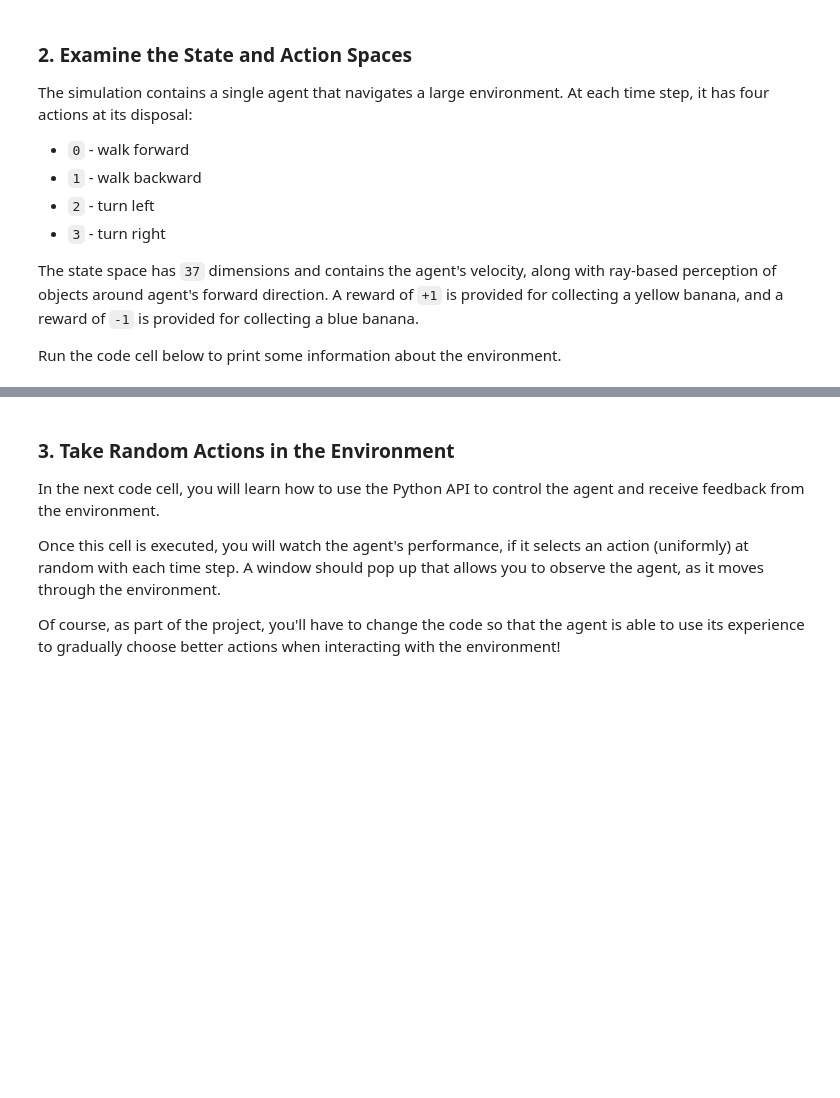
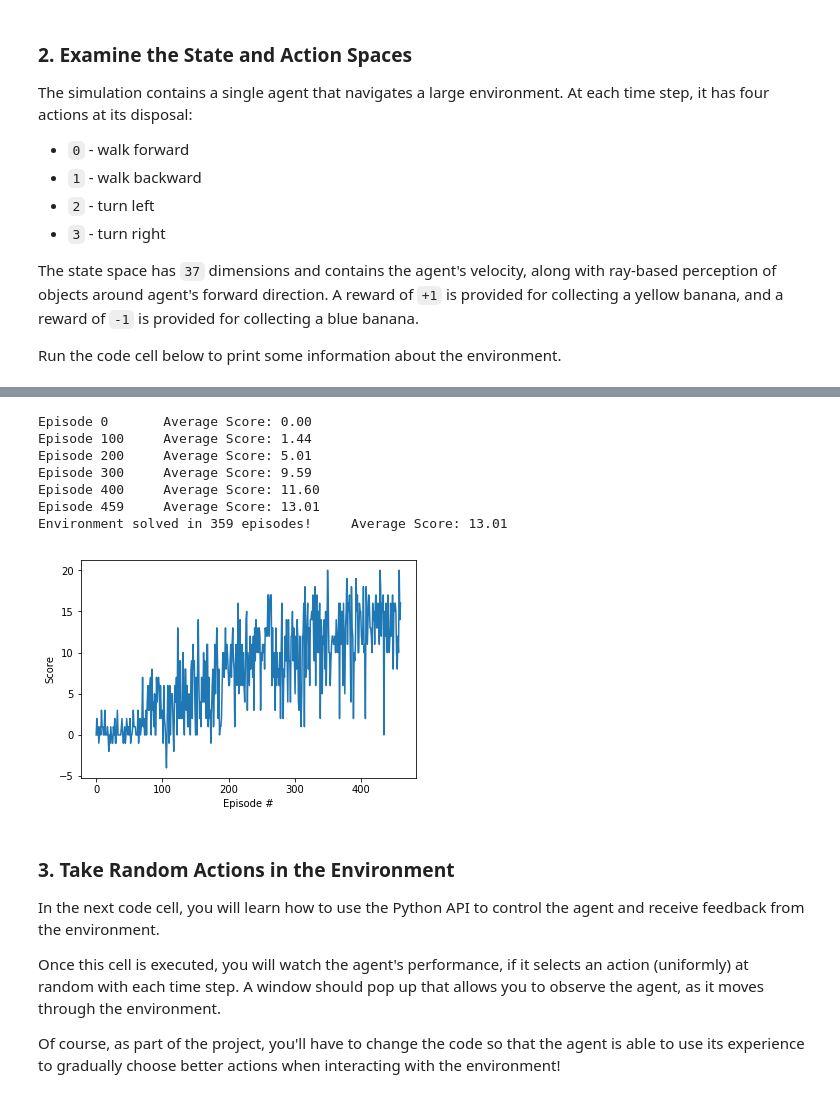
Before and after one commit to abhisheksgumadi/deep-q-learning, a Jupyter notebook: Navigation.ipynb, the cells around one changed output, grey strips where cells are left out. Drawn from its saved outputs; the diff is of its cells as text; code cells hidden in the pictures; blank space fills up the shorter version.

```diff
--- a/Navigation.ipynb
+++ b/Navigation.ipynb
@@ -111,46 +118,60 @@ States look like: [0.         1.         0.         0.         0.16895212 0.
  0.        ]
 States have length: 37
 # %%
-def dqn(n_episodes=2000, max_t=1000, eps_start=1.0, eps_end=0.01, eps_decay=0.995):
+agent = Agent(state_size=state_size, action_size=action_size, seed=0)
+
+def dqn(n_episodes=2000, max_t=10000, eps_start=1.0, eps_end=0.01, eps_decay=0.995):
     scores = []
-    scores_window = dequeue(maxlen=100)
+    scores_window = deque(maxlen=100)
     eps = eps_start
     for i_episode in range(n_episodes):
-        state = env.reset()
+        env_info = env.reset(train_mode=True)[brain_name]
+        state = env_info.vector_observations[0]
         score = 0
         for t in range(max_t):
             action = agent.act(state)
             env_info = env.step(action)[brain_name]
             next_state = env_info.vector_observations[0]
             reward = env_info.rewards[0]
             done = env_info.local_done[0]
-            agent.step(state, reward, next_state, done)
+            agent.step(state, action, reward, next_state, done)
+            state = next_state
             score = score + reward
             if done:
                 break
+
 
         scores.append(score)
         scores_window.append(score)
         eps = max(eps_end, eps*eps_decay)
 
         print('\rEpisode {}\tAverage Score: {:.2f}'.format(i_episode, np.mean(scores_window)), end="")
         if i_episode % 100 == 0:
             print('\rEpisode {}\tAverage Score: {:.2f}'.format(i_episode, np.mean(scores_window)))
         if np.mean(scores_window)>=13.0:
             print('\nEnvironment solved in {:d} episodes!\tAverage Score: {:.2f}'.format(i_episode-100, np.mean(scores_window)))
             torch.save(agent.qnetwork_local.state_dict(), 'checkpoint.pth')
             break
 
-        return scores
+    return scores
 
 scores = dqn()
 # plot the scores
 fig = plt.figure()
 ax = fig.add_subplot(111)
 plt.plot(np.arange(len(scores)), scores)
 plt.ylabel('Score')
 plt.xlabel('Episode #')
 plt.show()
+# %% [output]
+Episode 0       Average Score: 0.00
+Episode 100     Average Score: 1.44
+Episode 200     Average Score: 5.01
+Episode 300     Average Score: 9.59
+Episode 400     Average Score: 11.60
+Episode 459     Average Score: 13.01
+Environment solved in 359 episodes!     Average Score: 13.01
+[figure, added]
 # %% [markdown]
 ### 3. Take Random Actions in the Environment
 
```
Also changed, not shown: parts of 3 cells of this notebook, 5 other files.
